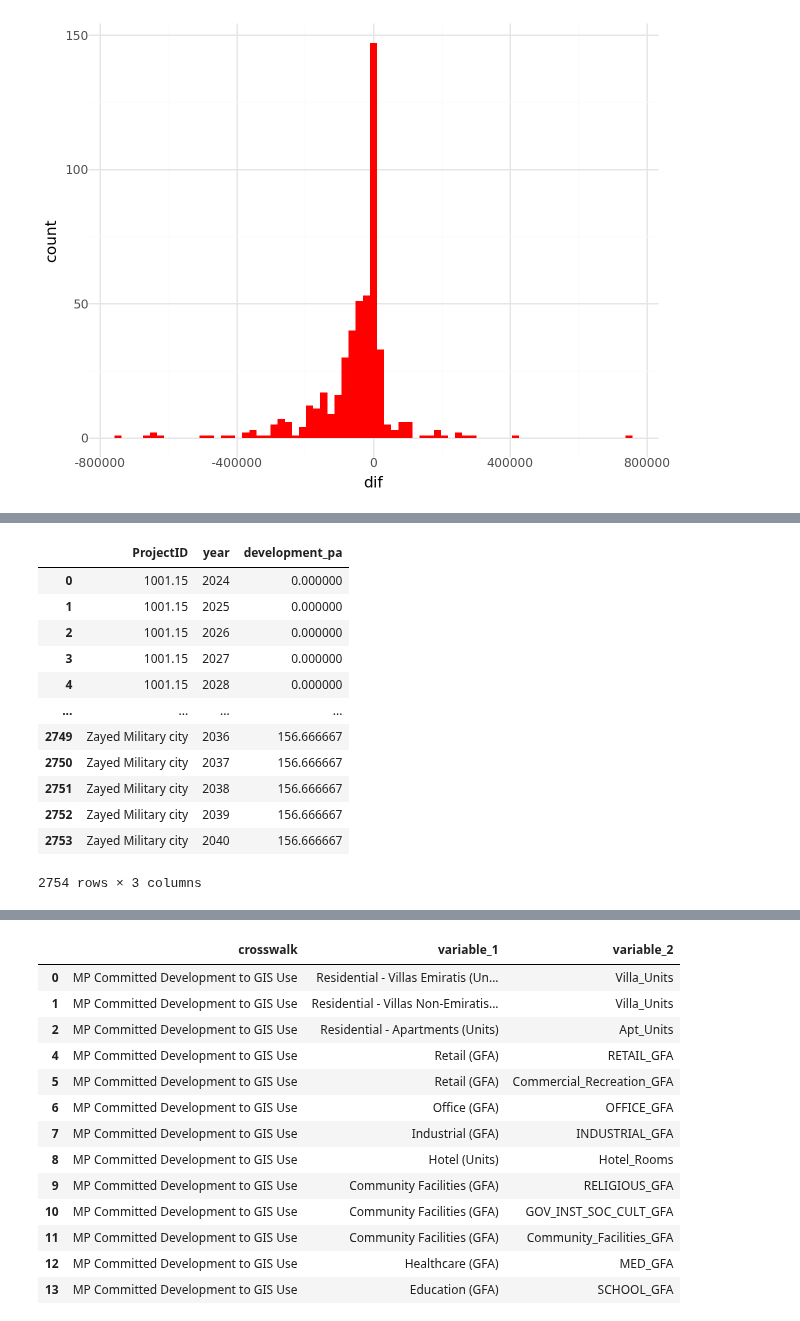
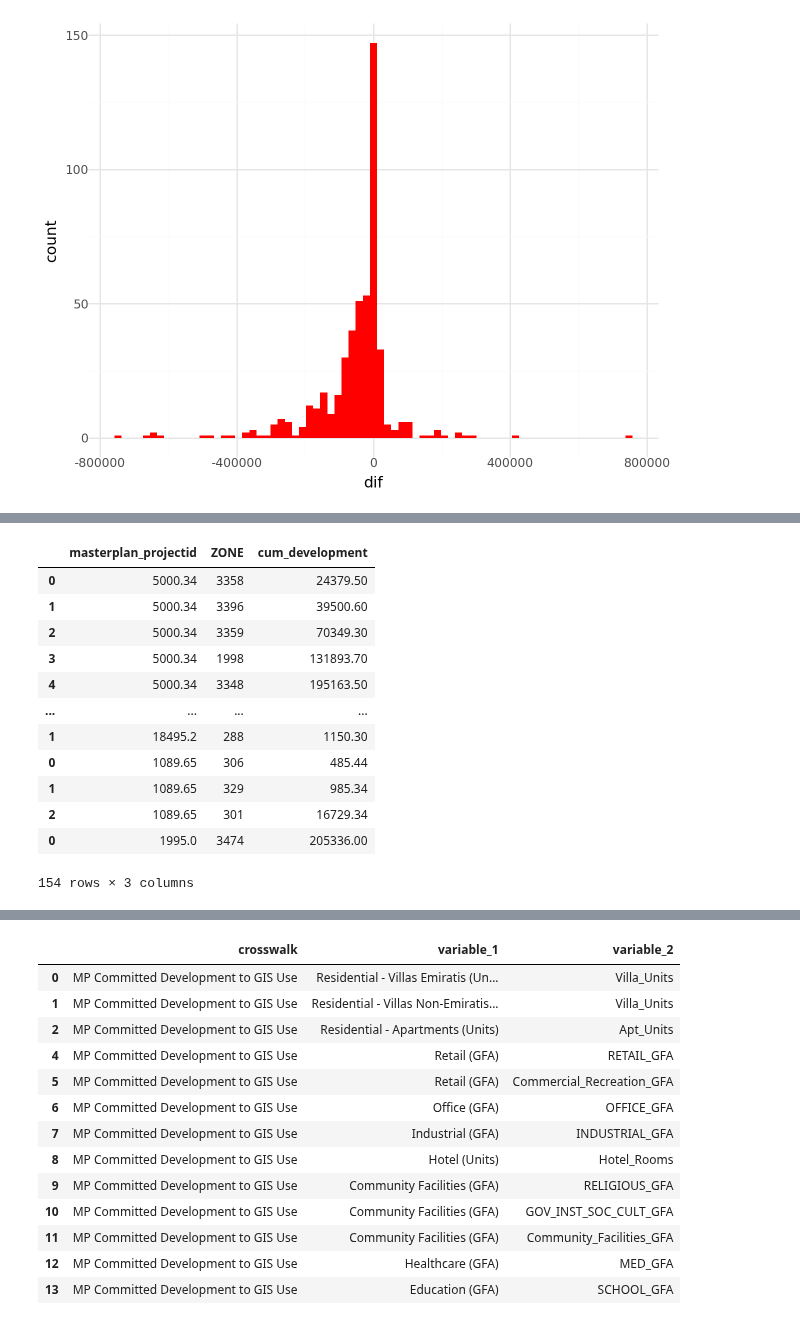
Before and after one commit to BuroHappoldLegacySoup/PlanCapitalLandModel, a Jupyter notebook: MP to TAZ Pipeline.ipynb, the cells around one changed output, grey strips where cells are left out. Cells and saved outputs as stored; diff of their text form; code cells hidden in the pictures.

```diff
--- a/MP to TAZ Pipeline.ipynb
+++ b/MP to TAZ Pipeline.ipynb
@@ -165,16 +171,16 @@ phased_development
-# %%
-test = mp_cumulative_development[mp_available_capacity_list['ProjectID'] == '5000.34']
-# %% [output]
-|  | ProjectID | year | development_pa |
-| 0 | 1001.15 | 2024 | 0.000000 |
-| 1 | 1001.15 | 2025 | 0.000000 |
-| 2 | 1001.15 | 2026 | 0.000000 |
-| 3 | 1001.15 | 2027 | 0.000000 |
-| 4 | 1001.15 | 2028 | 0.000000 |
-| ... | ... | ... | ... |
-| 2749 | Zayed Military city | 2036 | 156.666667 |
-| 2750 | Zayed Military city | 2037 | 156.666667 |
-| 2751 | Zayed Military city | 2038 | 156.666667 |
-| 2752 | Zayed Military city | 2039 | 156.666667 |
-| 2753 | Zayed Military city | 2040 | 156.666667 |
-2754 rows × 3 columns
+# %%
+taz_cumulative_capacity.loc[]
+# %% [output]
+|  | masterplan_projectid | ZONE | cum_development |
+| 0 | 5000.34 | 3358 | 24379.50 |
+| 1 | 5000.34 | 3396 | 39500.60 |
+| 2 | 5000.34 | 3359 | 70349.30 |
+| 3 | 5000.34 | 1998 | 131893.70 |
+| 4 | 5000.34 | 3348 | 195163.50 |
+| ... | ... | ... | ... |
+| 1 | 18495.2 | 288 | 1150.30 |
+| 0 | 1089.65 | 306 | 485.44 |
+| 1 | 1089.65 | 329 | 985.34 |
+| 2 | 1089.65 | 301 | 16729.34 |
+| 0 | 1995.0 | 3474 | 205336.00 |
+154 rows × 3 columns
```
Also changed, not shown: parts of 6 cells of this notebook.
